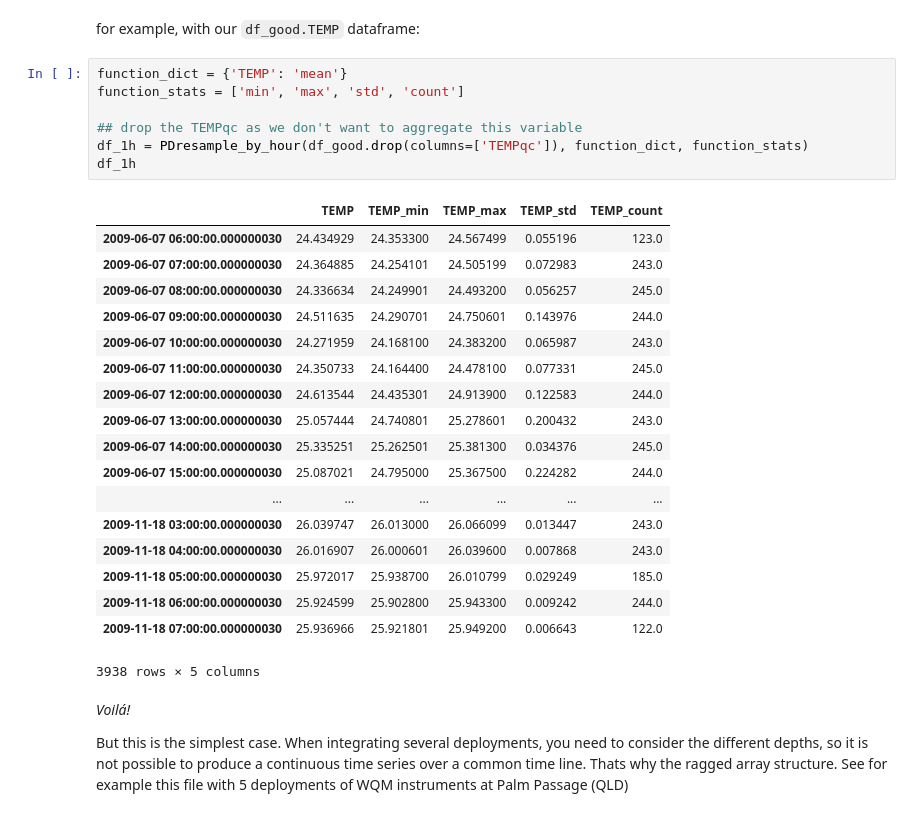
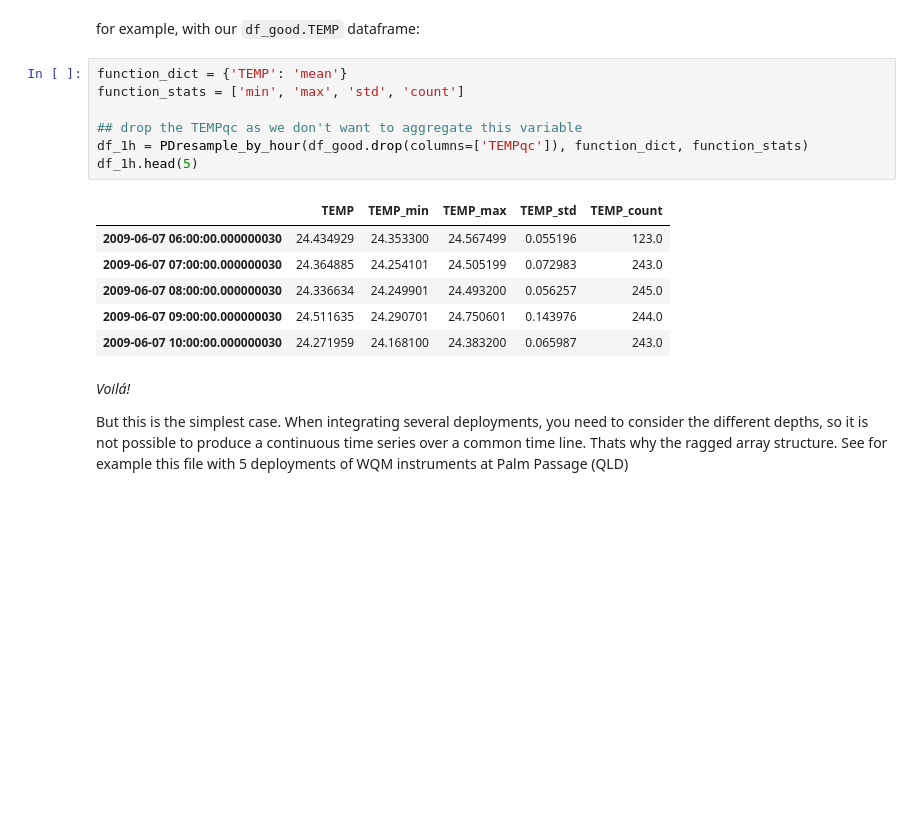
Before and after one commit to diodon/LTSP-tools, a Jupyter notebook: Hourly_demo/LTSP_hourly.ipynb, the cells around one changed output. Saved outputs shown, nothing was run; the diff lists cells and outputs as text; blank space fills up the shorter version.

```diff
--- a/Hourly_demo/LTSP_hourly.ipynb
+++ b/Hourly_demo/LTSP_hourly.ipynb
@@ -372,29 +360,17 @@ for example, with our `df_good.TEMP` dataframe:
 # %%
 function_dict = {'TEMP': 'mean'}
 function_stats = ['min', 'max', 'std', 'count']
 
 ## drop the TEMPqc as we don't want to aggregate this variable
 df_1h = PDresample_by_hour(df_good.drop(columns=['TEMPqc']), function_dict, function_stats)
-df_1h
+df_1h.head(5)
 # %% [output]
 |  | TEMP | TEMP_min | TEMP_max | TEMP_std | TEMP_count |
 | 2009-06-07 06:00:00.000000030 | 24.434929 | 24.353300 | 24.567499 | 0.055196 | 123.0 |
 | 2009-06-07 07:00:00.000000030 | 24.364885 | 24.254101 | 24.505199 | 0.072983 | 243.0 |
 | 2009-06-07 08:00:00.000000030 | 24.336634 | 24.249901 | 24.493200 | 0.056257 | 245.0 |
 | 2009-06-07 09:00:00.000000030 | 24.511635 | 24.290701 | 24.750601 | 0.143976 | 244.0 |
 | 2009-06-07 10:00:00.000000030 | 24.271959 | 24.168100 | 24.383200 | 0.065987 | 243.0 |
-| 2009-06-07 11:00:00.000000030 | 24.350733 | 24.164400 | 24.478100 | 0.077331 | 245.0 |
-| 2009-06-07 12:00:00.000000030 | 24.613544 | 24.435301 | 24.913900 | 0.122583 | 244.0 |
-| 2009-06-07 13:00:00.000000030 | 25.057444 | 24.740801 | 25.278601 | 0.200432 | 243.0 |
-| 2009-06-07 14:00:00.000000030 | 25.335251 | 25.262501 | 25.381300 | 0.034376 | 245.0 |
-| 2009-06-07 15:00:00.000000030 | 25.087021 | 24.795000 | 25.367500 | 0.224282 | 244.0 |
-| ... | ... | ... | ... | ... | ... |
-| 2009-11-18 03:00:00.000000030 | 26.039747 | 26.013000 | 26.066099 | 0.013447 | 243.0 |
-| 2009-11-18 04:00:00.000000030 | 26.016907 | 26.000601 | 26.039600 | 0.007868 | 243.0 |
-| 2009-11-18 05:00:00.000000030 | 25.972017 | 25.938700 | 26.010799 | 0.029249 | 185.0 |
-| 2009-11-18 06:00:00.000000030 | 25.924599 | 25.902800 | 25.943300 | 0.009242 | 244.0 |
-| 2009-11-18 07:00:00.000000030 | 25.936966 | 25.921801 | 25.949200 | 0.006643 | 122.0 |
-3938 rows × 5 columns
 # %% [markdown]
 *Voilá!*
 
```
Also changed, not shown: parts of 2 cells of this notebook.
